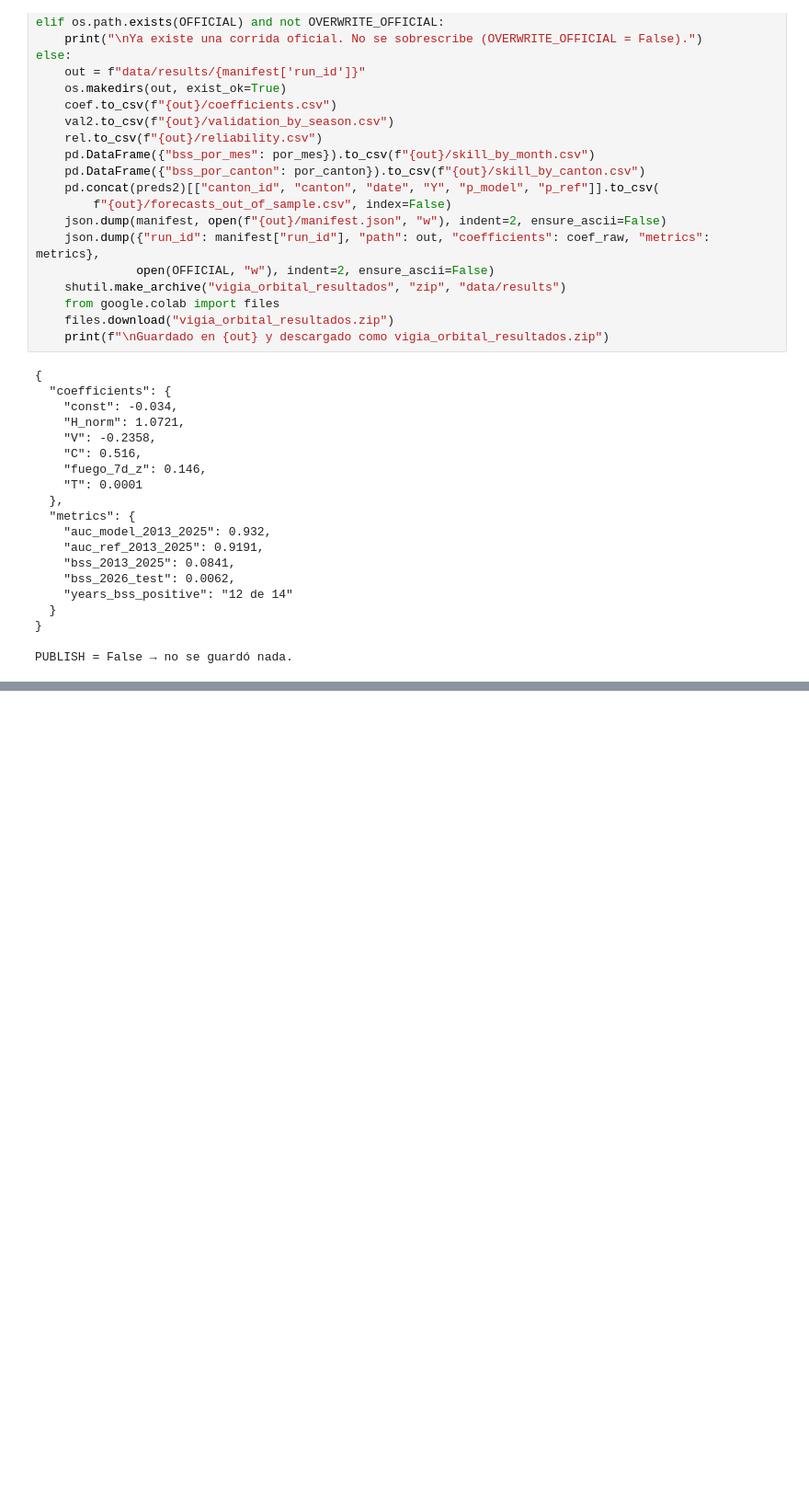
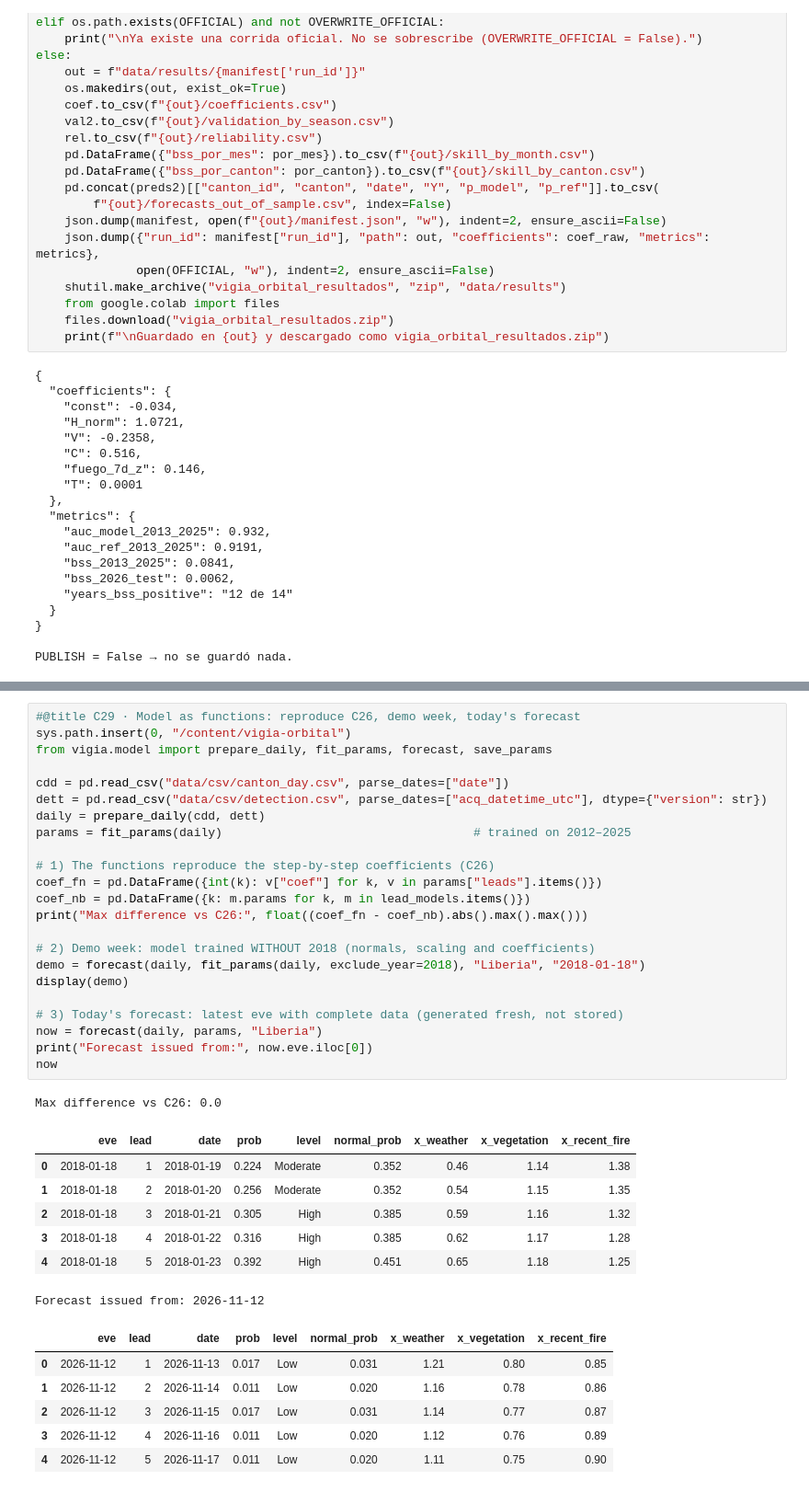
Before and after one commit to lg061870/vigia-orbital, a Jupyter notebook: notebooks/vigia_orbital_modelo.ipynb, the cells around one changed output, grey strips where cells are left out. Shown at 92% size. Drawn from its saved outputs; the diff is of its cells as text; blank space fills up the shorter version.

```diff
--- a/notebooks/vigia_orbital_modelo.ipynb
+++ b/notebooks/vigia_orbital_modelo.ipynb
@@ -910,0 +1098,38 @@ PUBLISH = False → no se guardó nada.
+# %%
+#@title C29 · Model as functions: reproduce C26, demo week, today's forecast
+sys.path.insert(0, "/content/vigia-orbital")
+from vigia.model import prepare_daily, fit_params, forecast, save_params
+
+cdd = pd.read_csv("data/csv/canton_day.csv", parse_dates=["date"])
+dett = pd.read_csv("data/csv/detection.csv", parse_dates=["acq_datetime_utc"], dtype={"version": str})
+daily = prepare_daily(cdd, dett)
+params = fit_params(daily)                                   # trained on 2012–2025
+
+# 1) The functions reproduce the step-by-step coefficients (C26)
+coef_fn = pd.DataFrame({int(k): v["coef"] for k, v in params["leads"].items()})
+coef_nb = pd.DataFrame({k: m.params for k, m in lead_models.items()})
+print("Max difference vs C26:", float((coef_fn - coef_nb).abs().max().max()))
+
+# 2) Demo week: model trained WITHOUT 2018 (normals, scaling and coefficients)
+demo = forecast(daily, fit_params(daily, exclude_year=2018), "Liberia", "2018-01-18")
+display(demo)
+
+# 3) Today's forecast: latest eve with complete data (generated fresh, not stored)
+now = forecast(daily, params, "Liberia")
+print("Forecast issued from:", now.eve.iloc[0])
+now
+# %% [output]
+Max difference vs C26: 0.0
+|  | eve | lead | date | prob | level | normal_prob | x_weather | x_vegetation | x_recent_fire |
+| 0 | 2018-01-18 | 1 | 2018-01-19 | 0.224 | Moderate | 0.352 | 0.46 | 1.14 | 1.38 |
+| 1 | 2018-01-18 | 2 | 2018-01-20 | 0.256 | Moderate | 0.352 | 0.54 | 1.15 | 1.35 |
+| 2 | 2018-01-18 | 3 | 2018-01-21 | 0.305 | High | 0.385 | 0.59 | 1.16 | 1.32 |
+| 3 | 2018-01-18 | 4 | 2018-01-22 | 0.316 | High | 0.385 | 0.62 | 1.17 | 1.28 |
+| 4 | 2018-01-18 | 5 | 2018-01-23 | 0.392 | High | 0.451 | 0.65 | 1.18 | 1.25 |
+Forecast issued from: 2026-11-12
+|  | eve | lead | date | prob | level | normal_prob | x_weather | x_vegetation | x_recent_fire |
+| 0 | 2026-11-12 | 1 | 2026-11-13 | 0.017 | Low | 0.031 | 1.21 | 0.80 | 0.85 |
+| 1 | 2026-11-12 | 2 | 2026-11-14 | 0.011 | Low | 0.020 | 1.16 | 0.78 | 0.86 |
+| 2 | 2026-11-12 | 3 | 2026-11-15 | 0.017 | Low | 0.031 | 1.14 | 0.77 | 0.87 |
+| 3 | 2026-11-12 | 4 | 2026-11-16 | 0.011 | Low | 0.020 | 1.12 | 0.76 | 0.89 |
+| 4 | 2026-11-12 | 5 | 2026-11-17 | 0.011 | Low | 0.020 | 1.11 | 0.75 | 0.90 |
```
Also changed, not shown: parts of 8 cells of this notebook.
